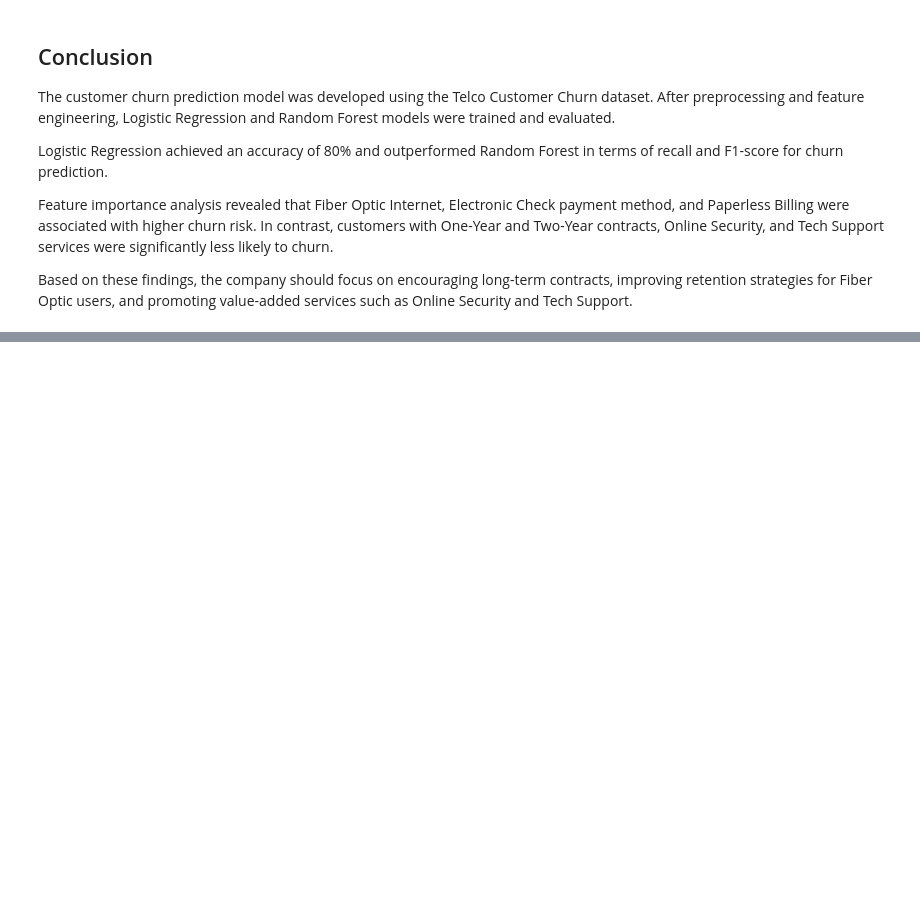
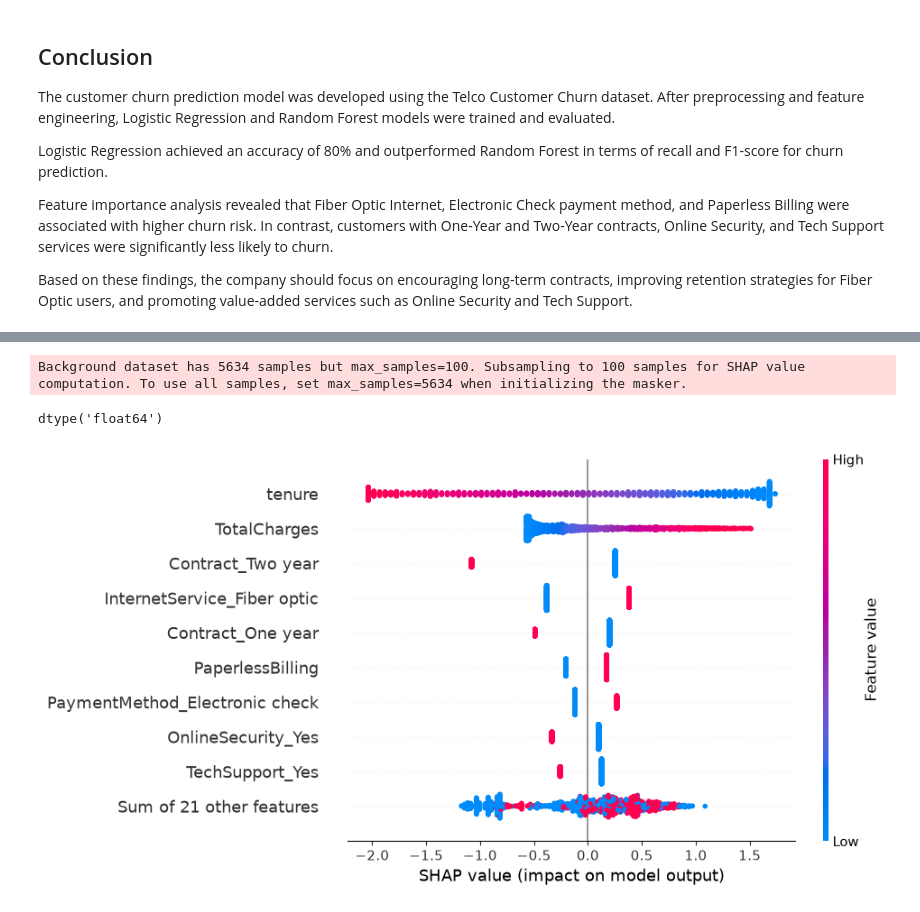
Before and after one commit to varshini-2106/customer-churn-predictor, a Jupyter notebook: notebooks/02_modeling.ipynb, the cells around one changed output, grey strips where cells are left out. Saved outputs shown, nothing was run; the diff lists cells and outputs as text; code cells hidden in the pictures; blank space fills up the shorter version.

```diff
--- a/notebooks/02_modeling.ipynb
+++ b/notebooks/02_modeling.ipynb
@@ -285,0 +442,17 @@ Based on these findings, the company should focus on encouraging long-term contr
+# %%
+X_train_num = X_train.astype(float)
+X_test_num = X_test.astype(float)
+# %%
+explainer = shap.Explainer(model, X_train_num)
+# %% [output]
+Background dataset has 5634 samples but max_samples=100. Subsampling to 100 samples for SHAP value computation. To use all samples, set max_samples=5634 when initializing the masker.
+# %%
+shap_values = explainer(X_test_num)
+# %%
+shap_values.values.dtype
+# %% [output]
+dtype('float64')
+# %%
+shap.plots.beeswarm(shap_values)
+# %% [output]
+[figure, added]
```
Also changed, not shown: parts of 21 cells of this notebook.
